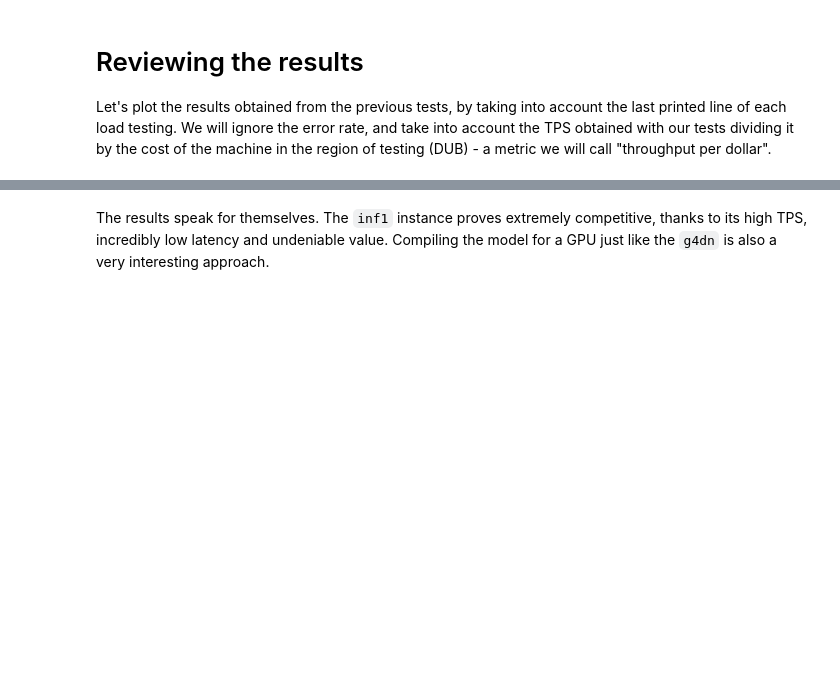
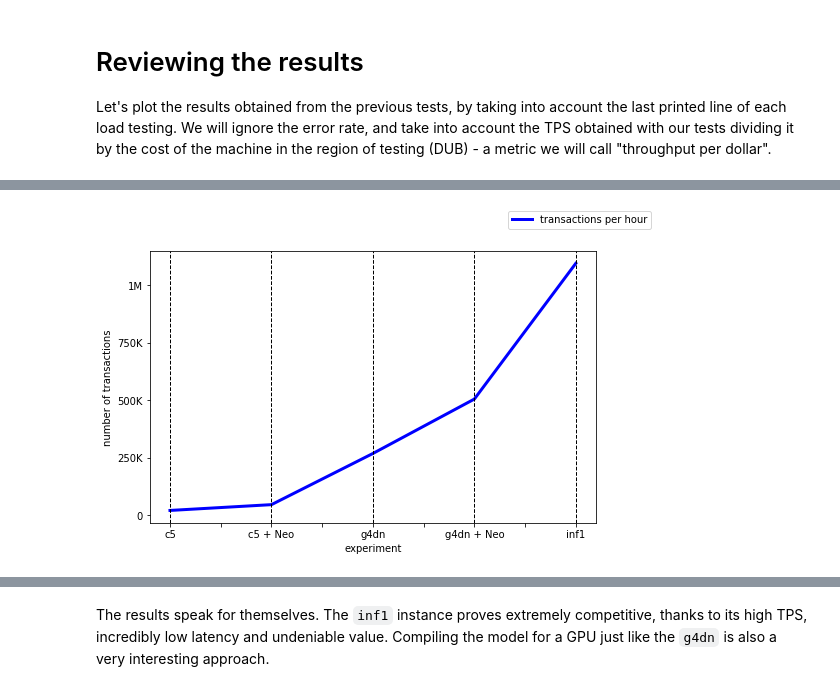
Before and after one commit to aws-samples/sagemaker-benchmarking-accelerators-pretrained-pytorch-resnet50, a Jupyter notebook: resnet50.ipynb, the cells around one changed output, grey strips where cells are left out. Drawn from its saved outputs; the diff is of its cells as text; code cells hidden in the pictures; blank space fills up the shorter version.

```diff
--- a/resnet50.ipynb
+++ b/resnet50.ipynb
@@ -404,0 +300,11 @@ plt.show()
+# %%
+ax = df.plot(x="experiment", y="transactions per hour", legend=False, linewidth=3, color="blue", ylabel="number of transactions")
+for x in df.experiment:
+    plt.axvline(x=x, ls='--', color='black', linewidth=1)
+ax.figure.legend()
+plt.rcParams["figure.figsize"] = (8,5)
+plt.yticks([0,250000,500000,750000, 1000000], ["0", "250K", "500K", "750K", "1M"])
+plt.savefig('images/transactions-per-hour.png', dpi=300, format='png')
+plt.show()
+# %% [output]
+[figure, added]
```
Also changed, not shown: parts of 27 cells of this notebook, 7 other files.
